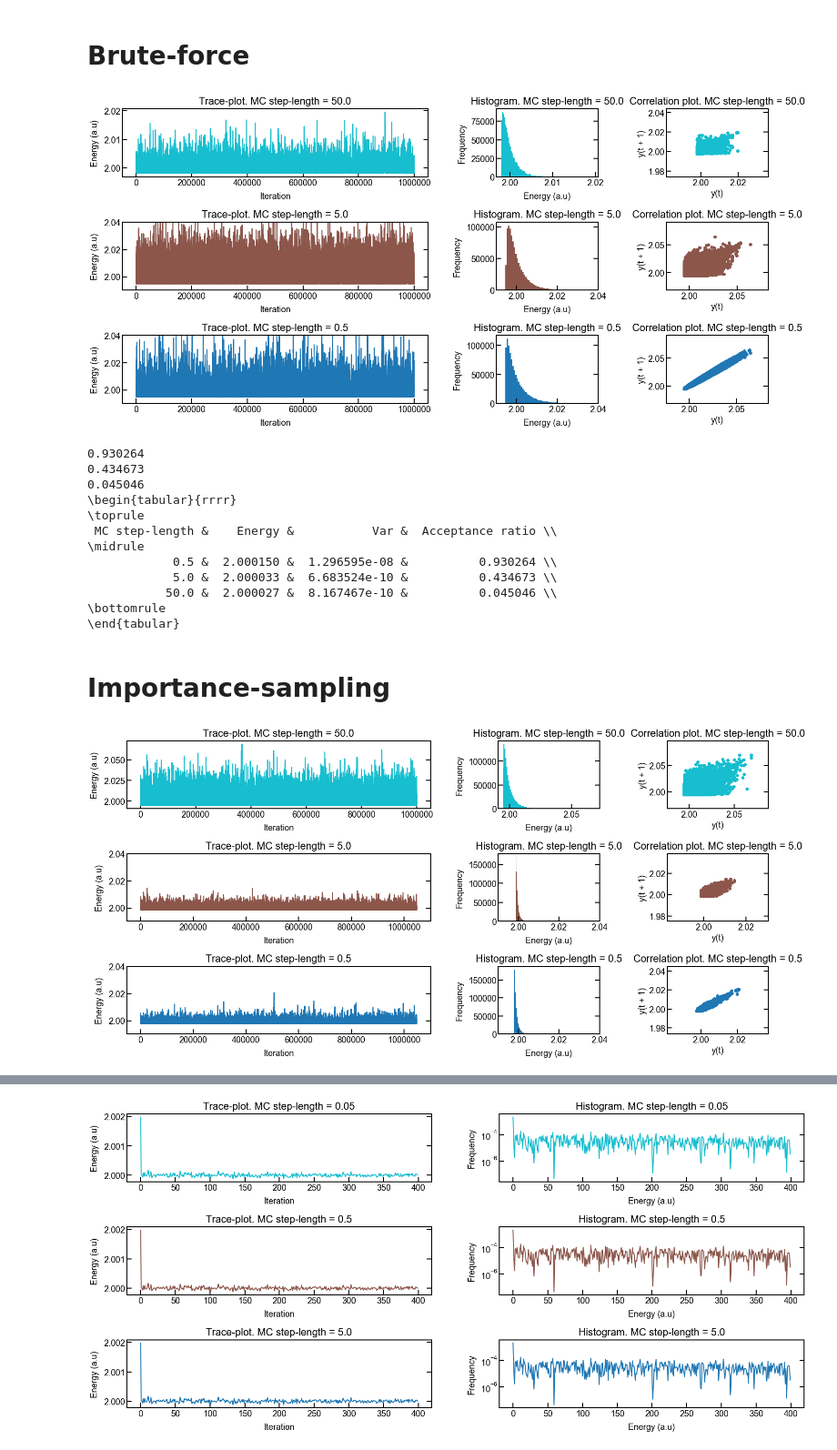
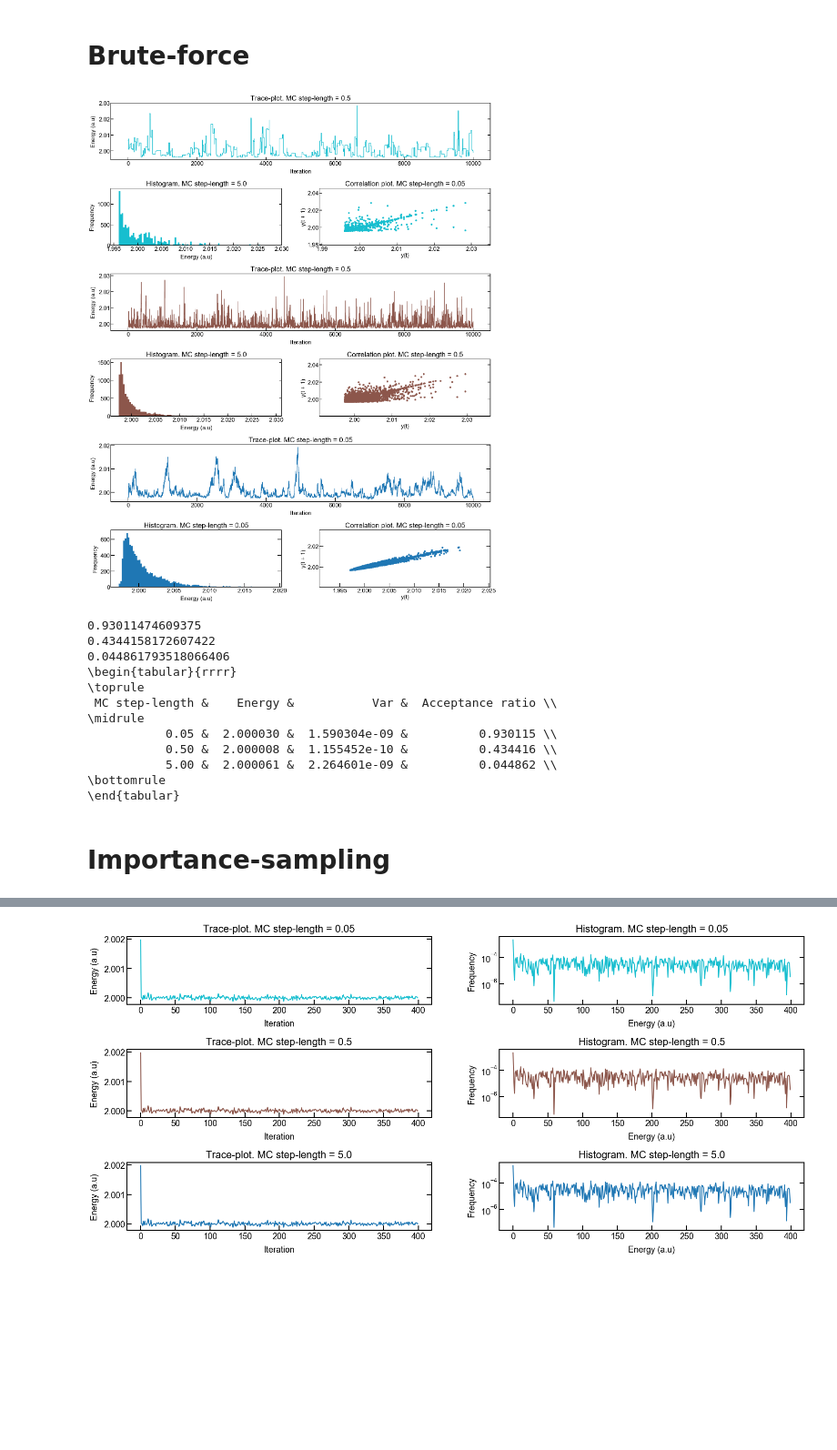
Before and after one commit to MartinKHovden/Thesis, a Jupyter notebook: VMC/Notebooks/rbm_non_interacting_data_viz.ipynb, the cells around one changed output, grey strips where cells are left out. Shown at 91% size. Saved outputs shown, nothing was run; the diff lists cells and outputs as text; code cells hidden in the pictures; blank space fills up the shorter version.

```diff
--- a/VMC/Notebooks/rbm_non_interacting_data_viz.ipynb
+++ b/VMC/Notebooks/rbm_non_interacting_data_viz.ipynb
@@ -9,7 +9,7 @@ import matplotlib.font_manager as fm
 font_names = [f.name for f in fm.fontManager.ttflist]
 # %%
 mpl.rcParams['font.family'] = 'Arial'
-plt.rcParams['font.size'] = 18
+plt.rcParams['font.size'] = 22
 plt.rcParams['axes.linewidth'] = 2
 # %%
 # Generate 2 colors from the 'tab10' colormap
@@ -190,45 +305,48 @@ def acceptance_ratio(e):
 # %%
-data1 = np.loadtxt("rbm_bf_step_length_0.5.txt")
-data2 = np.loadtxt("rbm_bf_step_length_5.0.txt")
-data3 = np.loadtxt("rbm_bf_step_length_50.0.txt")
-
-plot_mcmc_diagnostic(data1, data2, data3, "")
+data1_BF = np.loadtxt("../Data/Non-interacting/metropolis/rbm_bf_step_length_0.5_num_hidden_3.txt")
+data2_BF = np.loadtxt("../Data/Non-interacting/metropolis/rbm_bf_step_length_5.0_num_hidden_3.txt")
+data3_BF = np.loadtxt("../Data/Non-interacting/metropolis/rbm_bf_step_length_50.0_num_hidden_3.txt")
-# %% [output]
-[figure, removed]
+# %%
+# plot_mcmc_diagnostic(data1_BF, data2_BF, data3_BF, "rbm_bf.png")
+data1_BF = data1_BF[0:10000]
+data2_BF = data2_BF[0:10000]
+data3_BF = data3_BF[0:10000]
+data3_BF = data3_BF[0:10000]
+
+plot_mcmc_diagnostic2(data1_BF, data2_BF, data3_BF, data3_BF, "TS")
+# %% [output]
+[figure, added]
 # %%
-block1 = block(data1)
-block2 = block(data2)
-block3 = block(data3)
+block1 = block(data1_BF)
+block2 = block(data2_BF)
+block3 = block(data3_BF)
 
 energies = [block1[0], block2[0], block3[0]]
 variances = [block1[1], block2[1], block3[1]]
-acceptances = [acceptance_ratio(data1), acceptance_ratio(data2), acceptance_ratio(data3)]
+acceptances = [acceptance_ratio(data1_BF), acceptance_ratio(data2_BF), acceptance_ratio(data3_BF)]
 
-df = pd.DataFrame({"MC step-length": [0.5, 5.0, 50.0],"Energy" : energies, "Var" : variances, "Acceptance ratio" : acceptances })
+df = pd.DataFrame({"MC step-length": [0.05, 0.5, 5.0],"Energy" : energies, "Var" : variances, "Acceptance ratio" : acceptances })
 print(df.to_latex(index=False))
 # print(block(data1), acceptance_ratio(data1))
 # print(block(data2), acceptance_ratio(data2))
 # print(block(data3), acceptance_ratio(data3))
 # %% [output]
-0.930264
-0.434673
-0.045046
+0.93011474609375
+0.4344158172607422
+0.044861793518066406
 \begin{tabular}{rrrr}
 \toprule
  MC step-length &    Energy &           Var &  Acceptance ratio \\
 \midrule
-            0.5 &  2.000150 &  1.296595e-08 &          0.930264 \\
-            5.0 &  2.000033 &  6.683524e-10 &          0.434673 \\
-           50.0 &  2.000027 &  8.167467e-10 &          0.045046 \\
+           0.05 &  2.000030 &  1.590304e-09 &          0.930115 \\
+           0.50 &  2.000008 &  1.155452e-10 &          0.434416 \\
+           5.00 &  2.000061 &  2.264601e-09 &          0.044862 \\
 \bottomrule
 \end{tabular}
 # %% [markdown]
 # Importance-sampling
 # %%
-data1 = np.loadtxt("../Data/Non-interacting/metropolis/rbm_is_step_length_0.05_num_hidden_3.txt")
-data2 = np.loadtxt("../Data/Non-interacting/metropolis/rbm_is_step_length_0.5_num_hidden_3.txt")
-data3 = np.loadtxt("../Data/Non-interacting/metropolis/rbm_is_step_length_5.0_num_hidden_3.txt")
-
-plot_mcmc_diagnostic(data1, data2, data3, "metropolis_rbm_is_num_hidden_3.png")
+data1_IS = np.loadtxt("../Data/Non-interacting/metropolis/rbm_is_step_length_0.05_num_hidden_3.txt")
+data2_IS = np.loadtxt("../Data/Non-interacting/metropolis/rbm_is_step_length_0.5_num_hidden_3.txt")
+data3_IS = np.loadtxt("../Data/Non-interacting/metropolis/rbm_is_step_length_5.0_num_hidden_3.txt")
+data4_IS = np.loadtxt("../Data/Non-interacting/metropolis/rbm_is_step_length_0.005_num_hidden_3.txt")
-# %% [output]
-[figure, removed]
```
Also changed, not shown: parts of 4 cells of this notebook, 12 other files.
